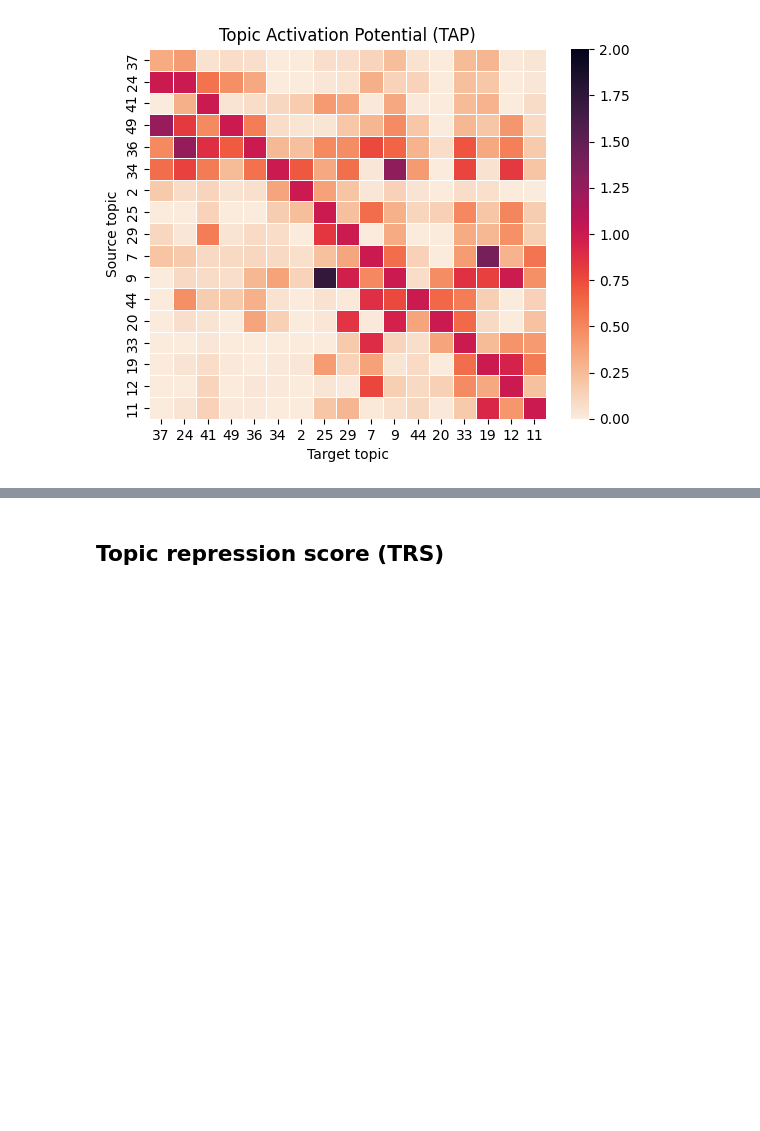
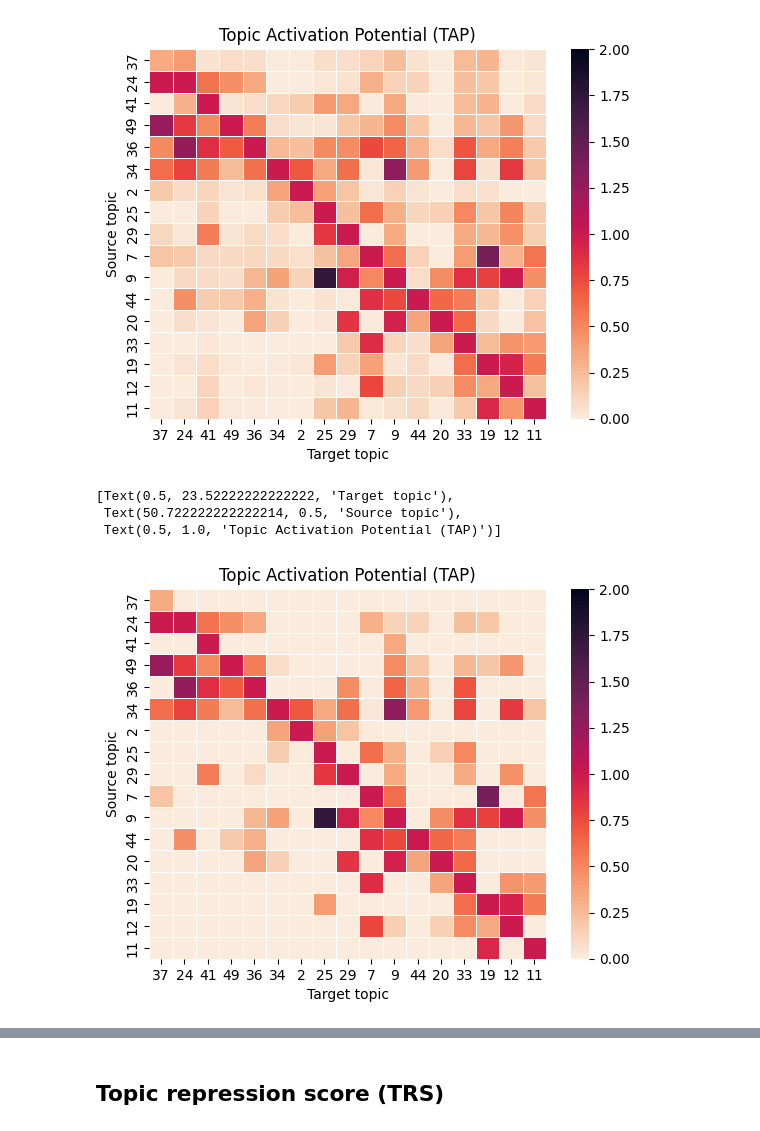
Before and after one commit to PMBio/GBM_analysis, a Jupyter notebook: TAP_TRS_analysis.ipynb, the cells around one changed output, grey strips where cells are left out. Drawn from its saved outputs; the diff is of its cells as text; code cells hidden in the pictures; blank space fills up the shorter version.

```diff
--- a/TAP_TRS_analysis.ipynb
+++ b/TAP_TRS_analysis.ipynb
@@ -89,4 +97,45 @@ f.set(xlabel='Target topic', ylabel='Source topic', title="Topic Activation Pote
  Text(50.722222222222214, 0.5, 'Source topic'),
  Text(0.5, 1.0, 'Topic Activation Potential (TAP)')]
 [figure]
+# %%
+random_background = pd.read_csv("data/04_TAP_random_background.csv")
+random_background.index = random_background["Unnamed: 0"]
+del random_background["Unnamed: 0"]
+topics_b = [24,37,49,36,34,41,29,2,9,44,20,19,11,12,25,7,33,39,31]
+percentile = 95
+rand_background_dist = np.array(random_background[[str(i) for i in range(1000)]])
+percentile_vals = []
+for i in range(len(random_background)):
+    p = np.percentile(rand_background_dist[i,:],percentile)
+    percentile_vals.extend([p])
+random_background["Significance_threshold"] = percentile_vals
+ord_columns =['Start_topic','End_topic','Significance_threshold']+[str(i) for i in range(1000)]
+random_background = random_background[ord_columns]
+
+#Reshape background threshold values to match topic regulation potential
+background_mask = np.array(percentile_vals).reshape(len(topics_b),len(topics_b)-1)
+background_mask_c = pd.DataFrame(columns = topics_b)
+for i in range(len(topics_b)):
+    aux=np.insert(background_mask[i], [i], [0])
+    background_mask_c = pd.concat([background_mask_c,pd.DataFrame([aux],columns = topics_b)])
+background_mask_c.index = topics_b
+background_mask_act = background_mask_c[topics].loc[topics]
+# %%
+TAP, tf_tr_act_links, _ = compute_topic_regulation_potential(topics, activity, gex, acc, regulons_act, genes, TFs, regulation="activation", compute_significance=False)
+
+unscaled_TAP=TAP.copy()
+TAP_sig = TAP.copy()
+TAP_sig[TAP_sig<background_mask_act]=0
+
+TAP_nosig_scaled, col_scaling_vals = scale_topic_regulation_target_topic(TAP, gex, topics, scaling = "posCtrl", specificCtrl=[(37,24)], return_scaling_vals = True)
+
+TAP_sig_scaled = scale_topic_regulation_target_topic(TAP_sig, gex, topics, scaling=col_scaling_vals, return_scaling_vals = False)
+# %%
+f=sns.heatmap(TAP_sig_scaled,cmap=sns.color_palette("rocket_r", as_cmap=True),linewidths=0.5,vmax=2)
+f.set(xlabel='Target topic', ylabel='Source topic', title="Topic Activation Potential (TAP)")
+# %% [output]
+[Text(0.5, 23.52222222222222, 'Target topic'),
+ Text(50.722222222222214, 0.5, 'Source topic'),
+ Text(0.5, 1.0, 'Topic Activation Potential (TAP)')]
+[figure, added]
 # %%
```
Also changed, not shown: parts of 24 cells of this notebook.
